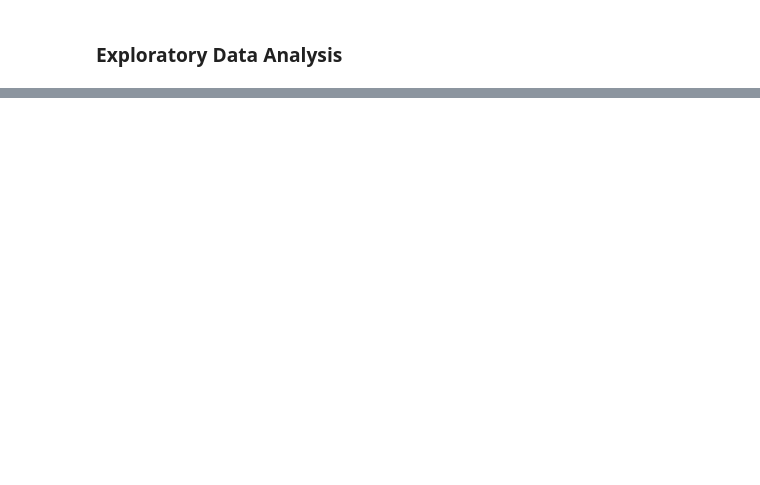
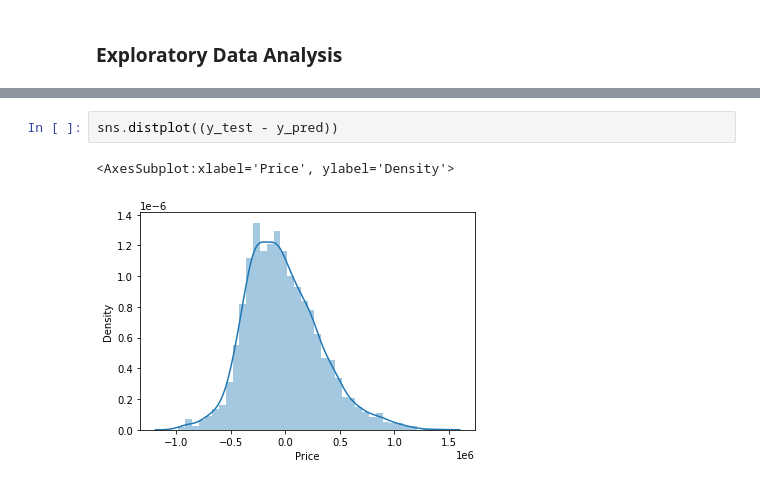
Before and after one commit to PlugPyprch/Data-Science-Projects, a Jupyter notebook: Melbourne Property Price Prediction/Melbourne.ipynb, the cells around one changed output, grey strips where cells are left out. Cells and saved outputs as stored; diff of their text form; blank space fills up the shorter version.

```diff
--- a/Melbourne Property Price Prediction/Melbourne.ipynb
+++ b/Melbourne Property Price Prediction/Melbourne.ipynb
@@ -269,0 +316,5 @@ df.shape
+# %%
+sns.distplot((y_test - y_pred))
+# %% [output]
+<AxesSubplot:xlabel='Price', ylabel='Density'>
+[figure, added]
```
Also changed, not shown: parts of 14 cells of this notebook.
